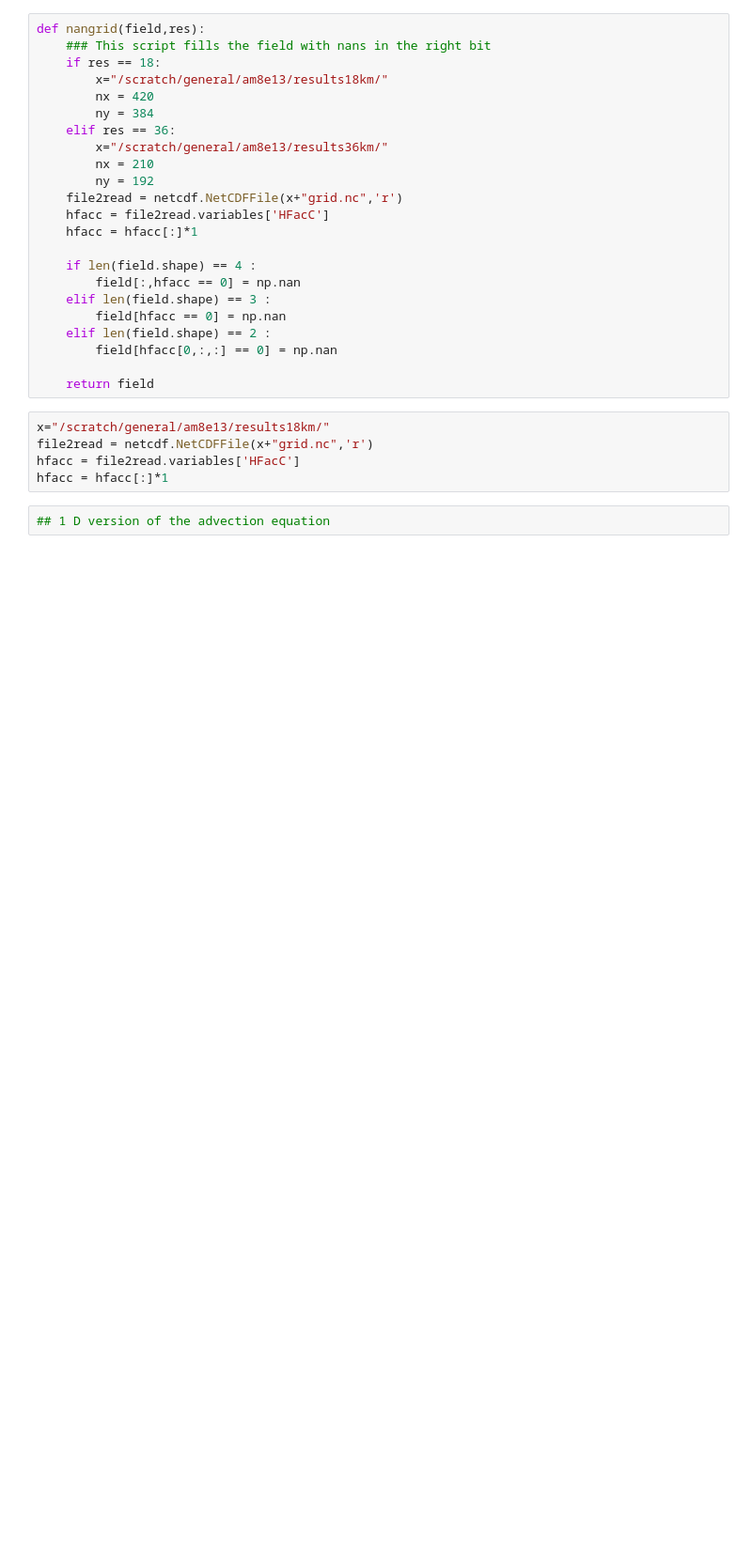
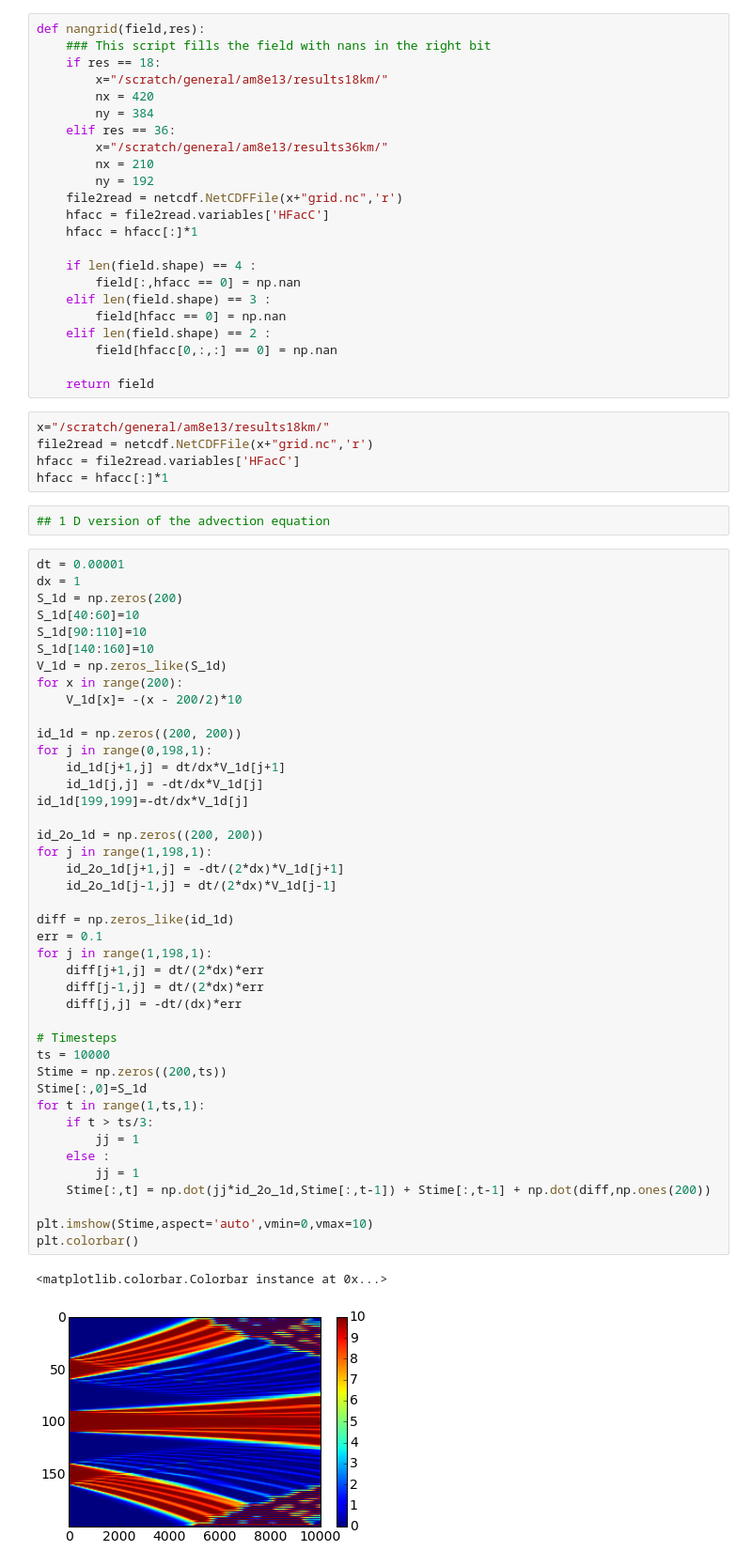
Before and after one commit to AlessandroMozzato/notebooks, a Jupyter notebook: GradientVelocity.ipynb, the cells around one changed output. Shown: that part at 94% size. Saved outputs shown, nothing was run; the diff lists cells and outputs as text; blank space fills up the shorter version.

```diff
--- a/GradientVelocity.ipynb
+++ b/GradientVelocity.ipynb
@@ -181,3 +275,48 @@ hfacc = file2read.variables['HFacC']
 hfacc = hfacc[:]*1
 # %%
 ## 1 D version of the advection equation
+# %%
+dt = 0.00001
+dx = 1
+S_1d = np.zeros(200)
+S_1d[40:60]=10
+S_1d[90:110]=10
+S_1d[140:160]=10
+V_1d = np.zeros_like(S_1d)
+for x in range(200):
+    V_1d[x]= -(x - 200/2)*10
+
+id_1d = np.zeros((200, 200))
+for j in range(0,198,1):
+    id_1d[j+1,j] = dt/dx*V_1d[j+1]
+    id_1d[j,j] = -dt/dx*V_1d[j]
+id_1d[199,199]=-dt/dx*V_1d[j]
+
+id_2o_1d = np.zeros((200, 200))
+for j in range(1,198,1):
+    id_2o_1d[j+1,j] = -dt/(2*dx)*V_1d[j+1]
+    id_2o_1d[j-1,j] = dt/(2*dx)*V_1d[j-1]
+
+diff = np.zeros_like(id_1d)
+err = 0.1
+for j in range(1,198,1):
+    diff[j+1,j] = dt/(2*dx)*err
+    diff[j-1,j] = dt/(2*dx)*err
+    diff[j,j] = -dt/(dx)*err
+
+# Timesteps
+ts = 10000
+Stime = np.zeros((200,ts))
+Stime[:,0]=S_1d
+for t in range(1,ts,1):
+    if t > ts/3:
+        jj = 1
+    else :
+        jj = 1
+    Stime[:,t] = np.dot(jj*id_2o_1d,Stime[:,t-1]) + Stime[:,t-1] + np.dot(diff,np.ones(200))
+
+plt.imshow(Stime,aspect='auto',vmin=0,vmax=10)
+plt.colorbar()
+# %% [output]
+<matplotlib.colorbar.Colorbar instance at 0x...>
+[figure, added]
```
Also changed, not shown: parts of 16 cells of this notebook, 1 other file.
